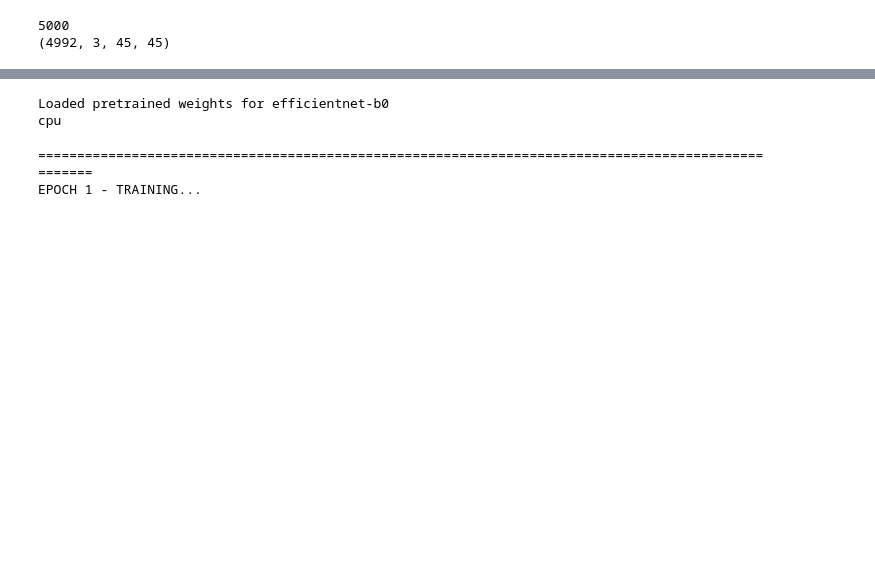
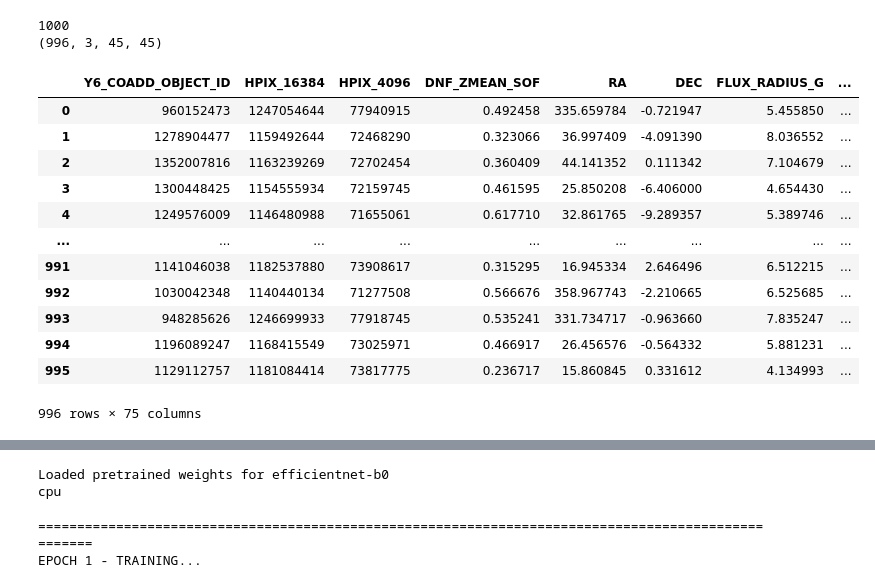
Before and after one commit to JimenaGonzalez/Modeling_strong_lenses, a Jupyter notebook: EfficientNet/EfficientNet.ipynb, the cells around one changed output, grey strips where cells are left out. Saved outputs shown, nothing was run; the diff lists cells and outputs as text; code cells hidden in the pictures; blank space fills up the shorter version.

```diff
--- a/EfficientNet/EfficientNet.ipynb
+++ b/EfficientNet/EfficientNet.ipynb
@@ -161,11 +161,11 @@ else:
     path = '/Users/jimenagonzalez/research/DSPL/Modeling_strong_lenses/simulations/Data/fit_files/' #local
 
 #200
-npos = 5000
+npos = 1000
 num_workers = 0
 num_epochs = 20
 
-hdu_list = fits.open(path + 'simu_8.fits')
+hdu_list = fits.open(path + 'simu_11.fits')
 print(len(hdu_list[1].data))
 idx = random.sample(range(len(hdu_list[1].data)), npos)
 images_dataset  = hdu_list[1].data[idx,:].astype(np.float32)
@@ -184,7 +184,7 @@ labels_dataset = data_dataset.drop(['Y6_COADD_OBJECT_ID', 'HPIX_16384', 'HPIX_40
         'MAG_ERR_Z', 'ZG', 'ZR', 'ZI', 'ZZ', 'SOF_BDF_G_2', 'IMAFLAGS_ISO_G', 'IMAFLAGS_ISO_R', 'IMAFLAGS_ISO_I',
         'IMAFLAGS_ISO_Z', 'EXT_COADD', 'FWHM_WMEAN_G', 'FWHM_WMEAN_R', 'FWHM_WMEAN_I', 'FWHM_WMEAN_Z',
         'SKYBRITE_WMEAN_G', 'SKYBRITE_WMEAN_R', 'SKYBRITE_WMEAN_I', 'SKYBRITE_WMEAN_Z', 'Z1', 'LENSED_MAG',
-        'mag_1', 'ISOLATION', 'MAGNIFICATION', 'POSITION1'], axis = 1)
+        'mag_1', 'ISOLATION', 'MAGNIFICATION', 'POSITION1', 'n_sersic_lens_light'], axis = 1)
 labels_dataset = torch.tensor(labels_dataset.values, dtype=torch.float32)
 
 transform = transforms.Compose([
@@ -194,8 +194,24 @@ transform = transforms.Compose([
 
 print(images_dataset.shape)
 # %% [output]
-5000
-(4992, 3, 45, 45)
+1000
+(996, 3, 45, 45)
+# %%
+data_dataset
+# %% [output]
+|  | Y6_COADD_OBJECT_ID | HPIX_16384 | HPIX_4096 | DNF_ZMEAN_SOF | RA | DEC | FLUX_RADIUS_G | ... |
+| 0 | 960152473 | 1247054644 | 77940915 | 0.492458 | 335.659784 | -0.721947 | 5.455850 | ... |
+| 1 | 1278904477 | 1159492644 | 72468290 | 0.323066 | 36.997409 | -4.091390 | 8.036552 | ... |
+| 2 | 1352007816 | 1163239269 | 72702454 | 0.360409 | 44.141352 | 0.111342 | 7.104679 | ... |
+| 3 | 1300448425 | 1154555934 | 72159745 | 0.461595 | 25.850208 | -6.406000 | 4.654430 | ... |
+| 4 | 1249576009 | 1146480988 | 71655061 | 0.617710 | 32.861765 | -9.289357 | 5.389746 | ... |
+| ... | ... | ... | ... | ... | ... | ... | ... | ... |
+| 991 | 1141046038 | 1182537880 | 73908617 | 0.315295 | 16.945334 | 2.646496 | 6.512215 | ... |
+| 992 | 1030042348 | 1140440134 | 71277508 | 0.566676 | 358.967743 | -2.210665 | 6.525685 | ... |
+| 993 | 948285626 | 1246699933 | 77918745 | 0.535241 | 331.734717 | -0.963660 | 7.835247 | ... |
+| 994 | 1196089247 | 1168415549 | 73025971 | 0.466917 | 26.456576 | -0.564332 | 5.881231 | ... |
+| 995 | 1129112757 | 1181084414 | 73817775 | 0.236717 | 15.860845 | 0.331612 | 4.134993 | ... |
+996 rows × 75 columns
 # %%
 train_dataset, other_dataset = make_train_test_datasets(images_dataset, data_dataset, labels_dataset, test_size=0.2, transform=transform)
 valid_dataset, test_dataset = make_train_test_datasets(other_dataset.images, other_dataset.data, other_dataset.labels, test_size=0.5, transform=transform)
```
Also changed, not shown: parts of 12 cells of this notebook.
